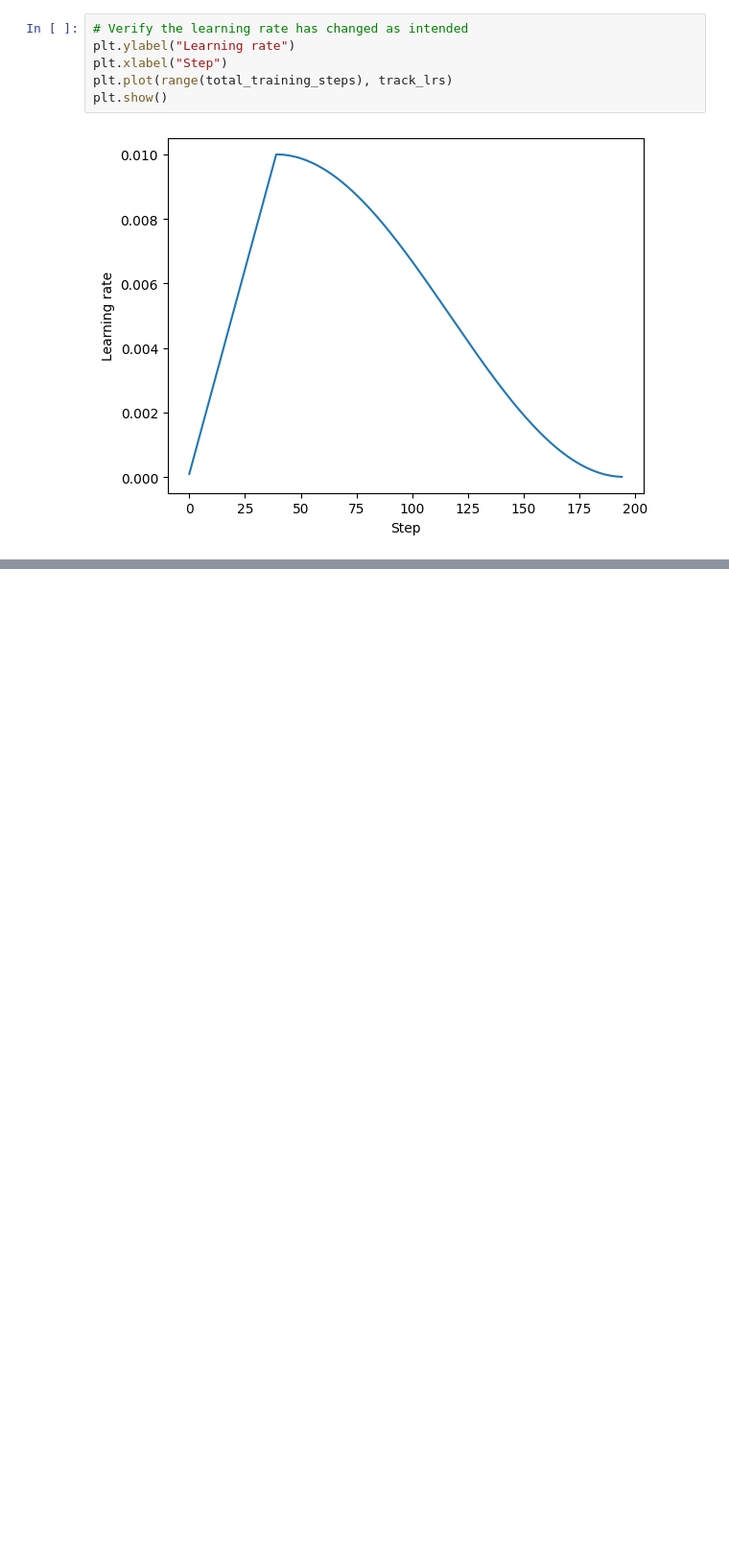
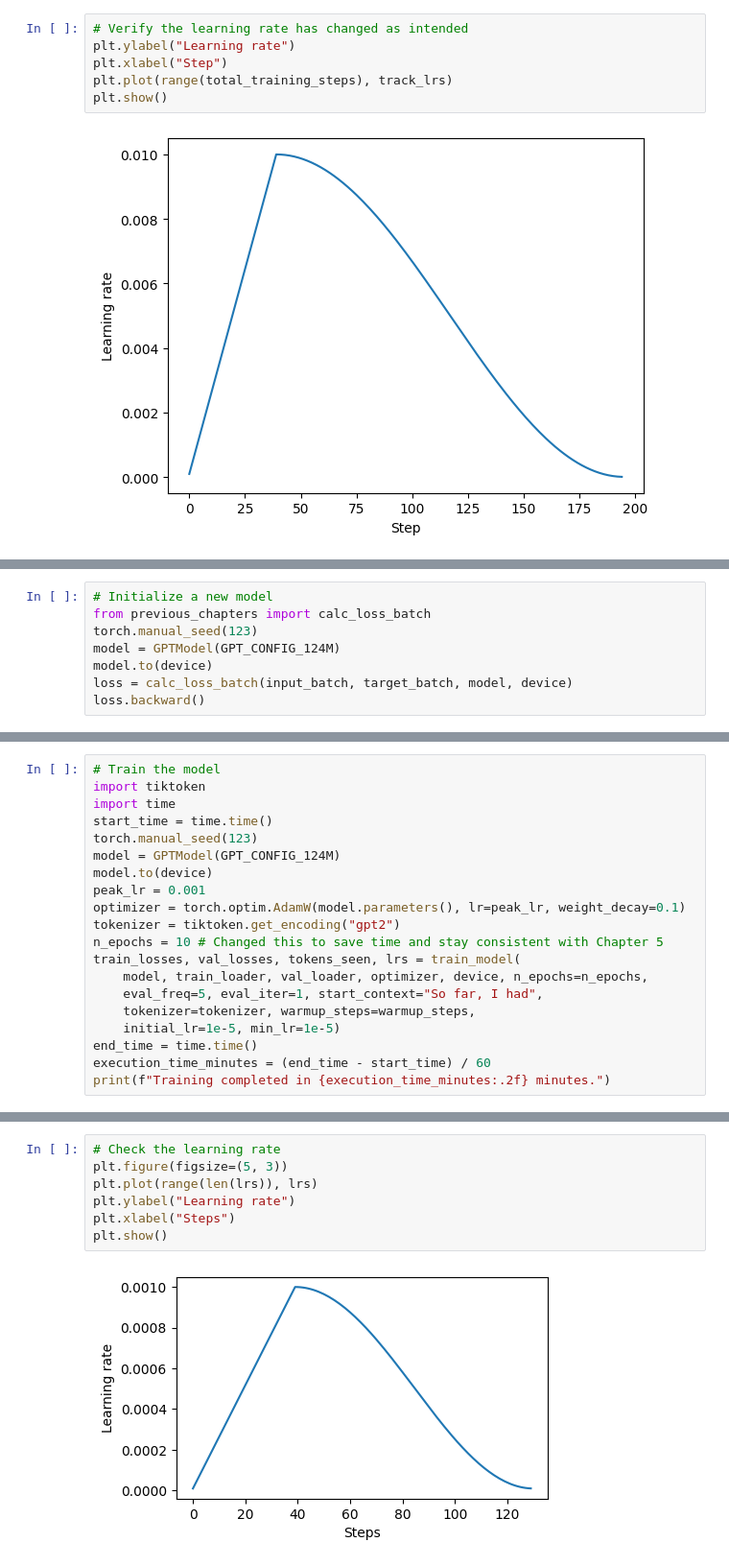
Before and after one commit to ChengGuo2000/Learning-Notes_LLM-from-Scratch, a Jupyter notebook: appendix-D-learn/appendix-D-code.ipynb, the cells around one changed output, grey strips where cells are left out. Shown: that part at 96% size. Drawn from its saved outputs; the diff is of its cells as text; blank space fills up the shorter version.

```diff
--- a/appendix-D-learn/appendix-D-code.ipynb
+++ b/appendix-D-learn/appendix-D-code.ipynb
@@ -118,0 +121,8 @@ plt.show()
+# %%
+# Initialize a new model
+from previous_chapters import calc_loss_batch
+torch.manual_seed(123)
+model = GPTModel(GPT_CONFIG_124M)
+model.to(device)
+loss = calc_loss_batch(input_batch, target_batch, model, device)
+loss.backward()
@@ -118,0 +191,20 @@ plt.show()
+# %%
+# Train the model
+import tiktoken
+import time
+start_time = time.time()
+torch.manual_seed(123)
+model = GPTModel(GPT_CONFIG_124M)
+model.to(device)
+peak_lr = 0.001
+optimizer = torch.optim.AdamW(model.parameters(), lr=peak_lr, weight_decay=0.1)
+tokenizer = tiktoken.get_encoding("gpt2")
+n_epochs = 10 # Changed this to save time and stay consistent with Chapter 5
+train_losses, val_losses, tokens_seen, lrs = train_model(
+    model, train_loader, val_loader, optimizer, device, n_epochs=n_epochs,
+    eval_freq=5, eval_iter=1, start_context="So far, I had",
+    tokenizer=tokenizer, warmup_steps=warmup_steps,
+    initial_lr=1e-5, min_lr=1e-5)
+end_time = time.time()
+execution_time_minutes = (end_time - start_time) / 60
+print(f"Training completed in {execution_time_minutes:.2f} minutes.")
@@ -118,0 +229,9 @@ plt.show()
+# %%
+# Check the learning rate
+plt.figure(figsize=(5, 3))
+plt.plot(range(len(lrs)), lrs)
+plt.ylabel("Learning rate")
+plt.xlabel("Steps")
+plt.show()
+# %% [output]
+[figure, added]
```
Also changed, not shown: parts of 7 cells of this notebook, 3 other files.
